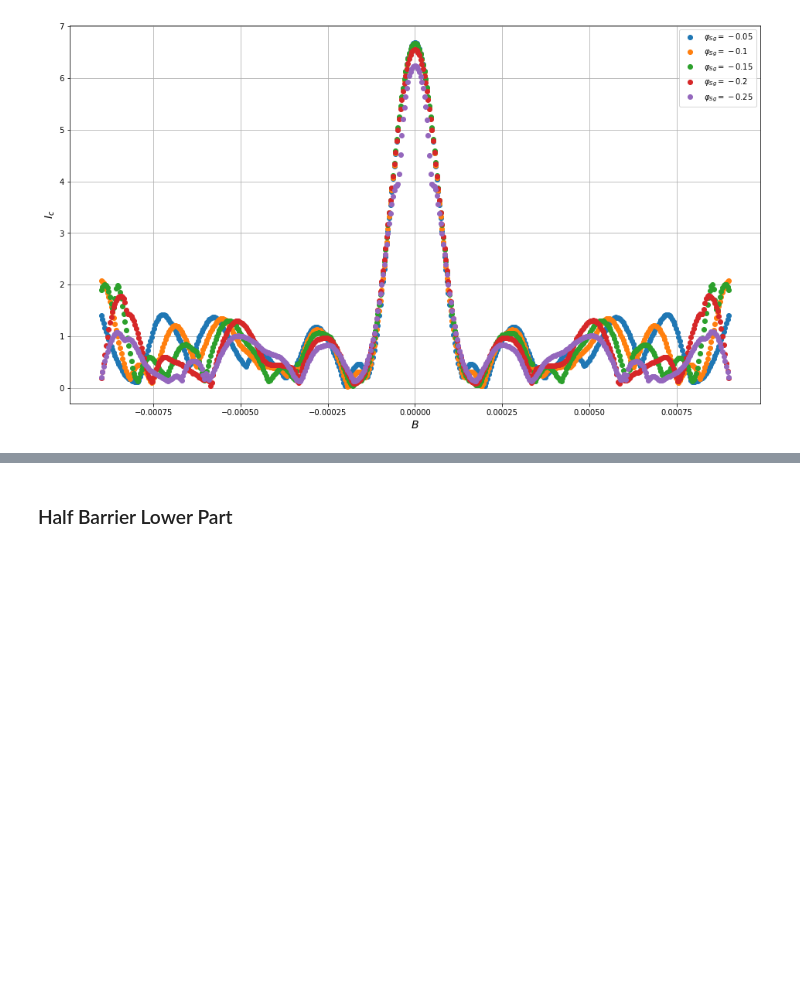
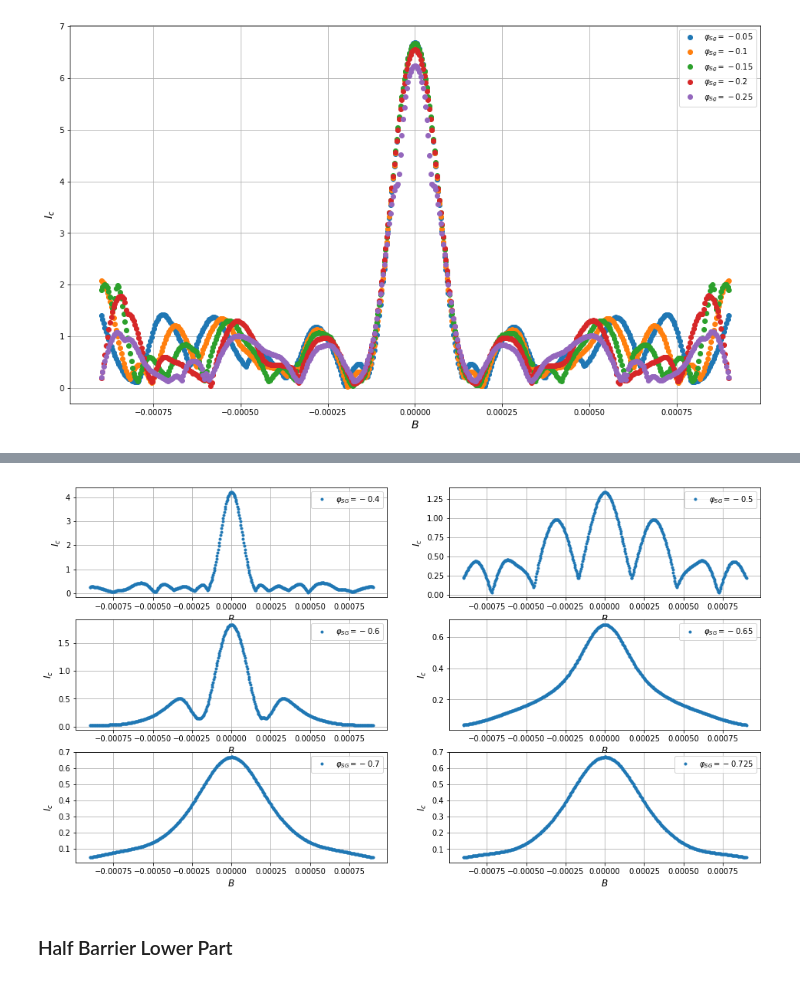
Before and after one commit to NeroCorleone/thesis, a Jupyter notebook: code/plots.ipynb, the cells around one changed output, grey strips where cells are left out. Cells and saved outputs as stored; diff of their text form; code cells hidden in the pictures; blank space fills up the shorter version.

```diff
--- a/code/plots.ipynb
+++ b/code/plots.ipynb
@@ -70,3 +80,18 @@ ax.grid()
+# %%
+fig = plt.figure(figsize=(16, 9))
+for i, label in enumerate(('a', 'b', 'c', 'd', 'e', 'f',)):
+    n = 321 + i
+    ax = fig.add_subplot(n)
+    current_values = readValues(datafiles[6 + i] + 'data.csv')
+    ax.plot(mag_field, current_values, linestyle='None',
+             marker='.', label=r'$\varphi_{{SG}} = {0}$'.format(vsg_values[6 + i]))
+    ax.grid()
+    ax.legend(loc=1)
+    ax.set_xlabel(r'$B$', fontsize=12)
+    ax.set_ylabel(r'$I_c$', fontsize=12)
+    ax.ticklabel_format(style='sci')
+# %% [output]
+[figure, added]
 # %% [markdown]
 ### Half Barrier Lower Part
 # %%
```
Also changed, not shown: parts of 8 cells of this notebook.
